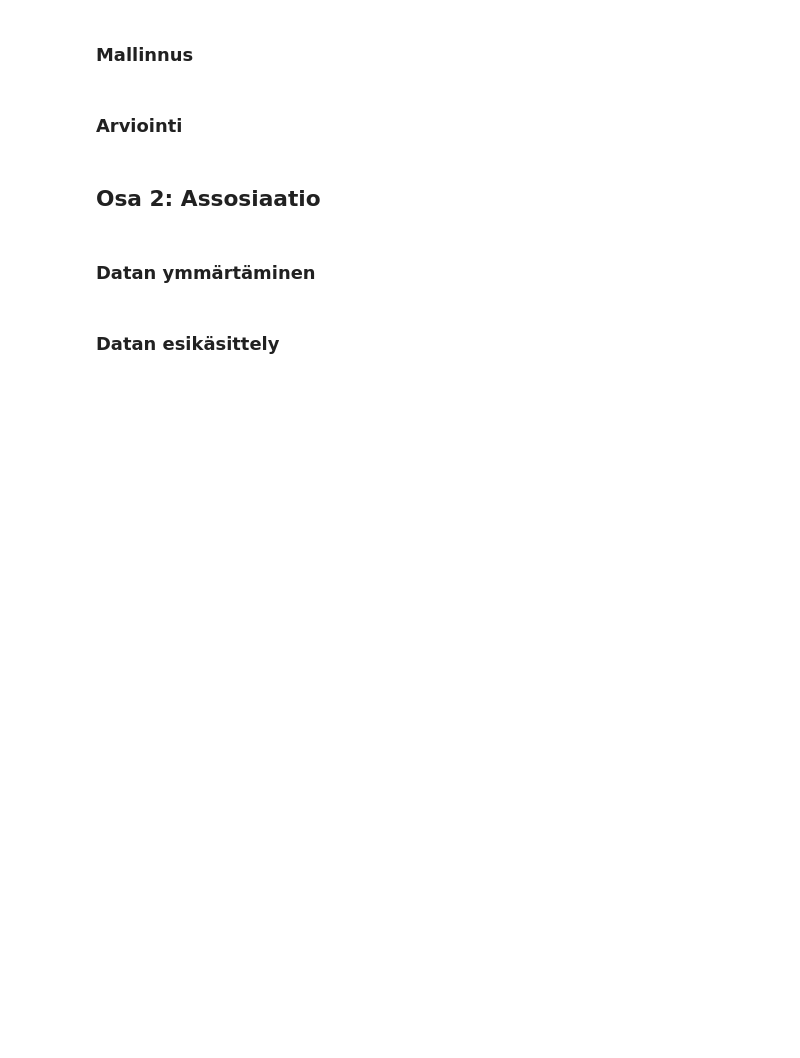
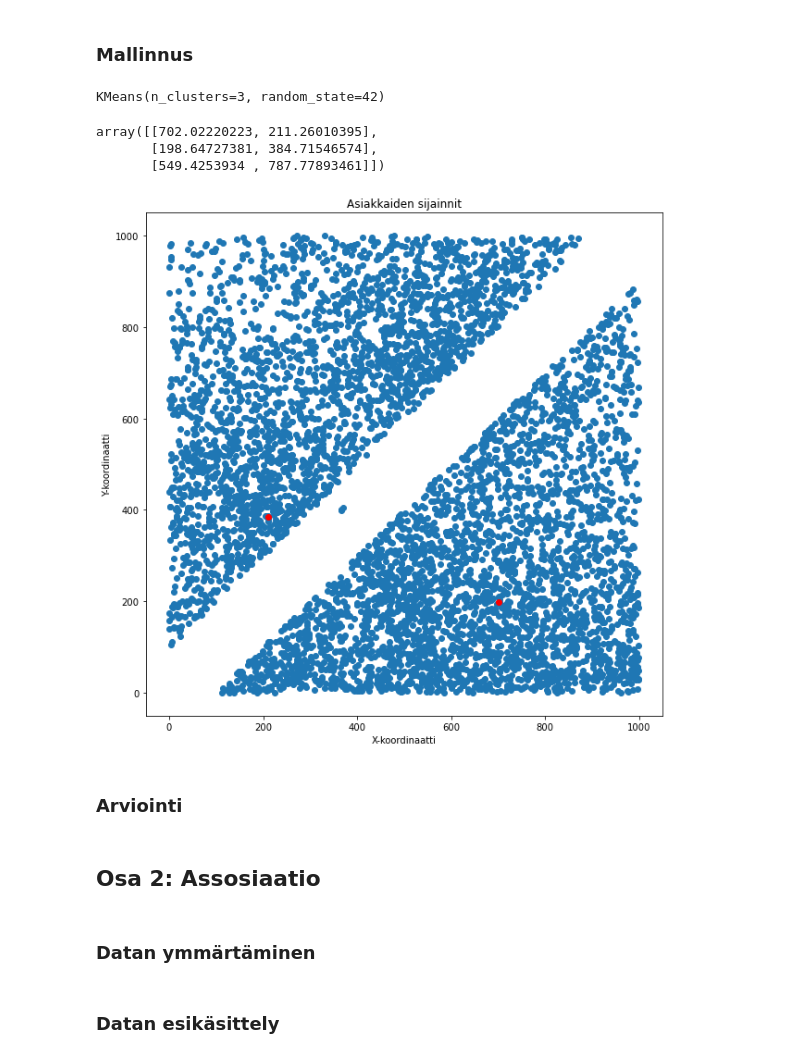
Before and after one commit to kassu11/machine-learning-AMK, a Jupyter notebook: Clustering_and_association_rule_mining/Clustering_and_association.ipynb, the cells around one changed output. Cells and saved outputs as stored; diff of their text form; code cells hidden in the pictures; blank space fills up the shorter version.

```diff
--- a/Clustering_and_association_rule_mining/Clustering_and_association.ipynb
+++ b/Clustering_and_association_rule_mining/Clustering_and_association.ipynb
@@ -38,13 +38,6 @@ df_cust.head()
 Visualisoidaan asiakkaiden sijainnit:
 Tämä visualisointi auttaa meitä ymmärtämään asiakkaiden maantieteellistä jakaumaa.
 # %%
-# Load the data and split the columns
-df_cust = pd.read_csv('drone_cust_locations.csv', sep=';', header=None, names=['clientid', 'x', 'y'])
-
-# Convert x and y to numeric, just in case
-df_cust['x'] = pd.to_numeric(df_cust['x'], errors='coerce')
-df_cust['y'] = pd.to_numeric(df_cust['y'], errors='coerce')
-
 # Create the scatter plot
 plt.figure(figsize=(10,10))
 plt.scatter(df_cust['x'], df_cust['y'])
@@ -57,3 +52,6 @@ plt.show()
 # %% [markdown]
 ### Datan esikäsittely
 Dataa ei tarvitse tässä vaiheessa normalisoida, koska tutkimme vain kordinaattiarvoja, jotka ovat jo samassa skaalassa.
+# %%
+df_cust = df_cust.drop(columns="clientid")
+df_cust.head()
@@ -60,5 +65,29 @@ Dataa ei tarvitse tässä vaiheessa normalisoida, koska tutkimme vain kordinaatt
 # %% [markdown]
 ### Mallinnus
+# %%
+from sklearn.cluster import KMeans
+
+model_k = KMeans(n_clusters=3, random_state=42)
+model_k.fit(df_cust)
+# %% [output]
+KMeans(n_clusters=3, random_state=42)
+# %%
+model_k.cluster_centers_
+# %% [output]
+array([[702.02220223, 211.26010395],
+       [198.64727381, 384.71546574],
+       [549.4253934 , 787.77893461]])
+# %%
+# Create the scatter plot
+plt.figure(figsize=(10,10))
+plt.scatter(df_cust['x'], df_cust['y'])
+plt.scatter(model_k.cluster_centers_[0], model_k.cluster_centers_[1], color="red")
+plt.title('Asiakkaiden sijainnit')
+plt.xlabel('X-koordinaatti')
+plt.ylabel('Y-koordinaatti')
+plt.show()
+# %% [output]
+[figure, added]
 # %% [markdown]
 ### Arviointi
 # %% [markdown]
```
Also changed, not shown: parts of 4 cells of this notebook.
